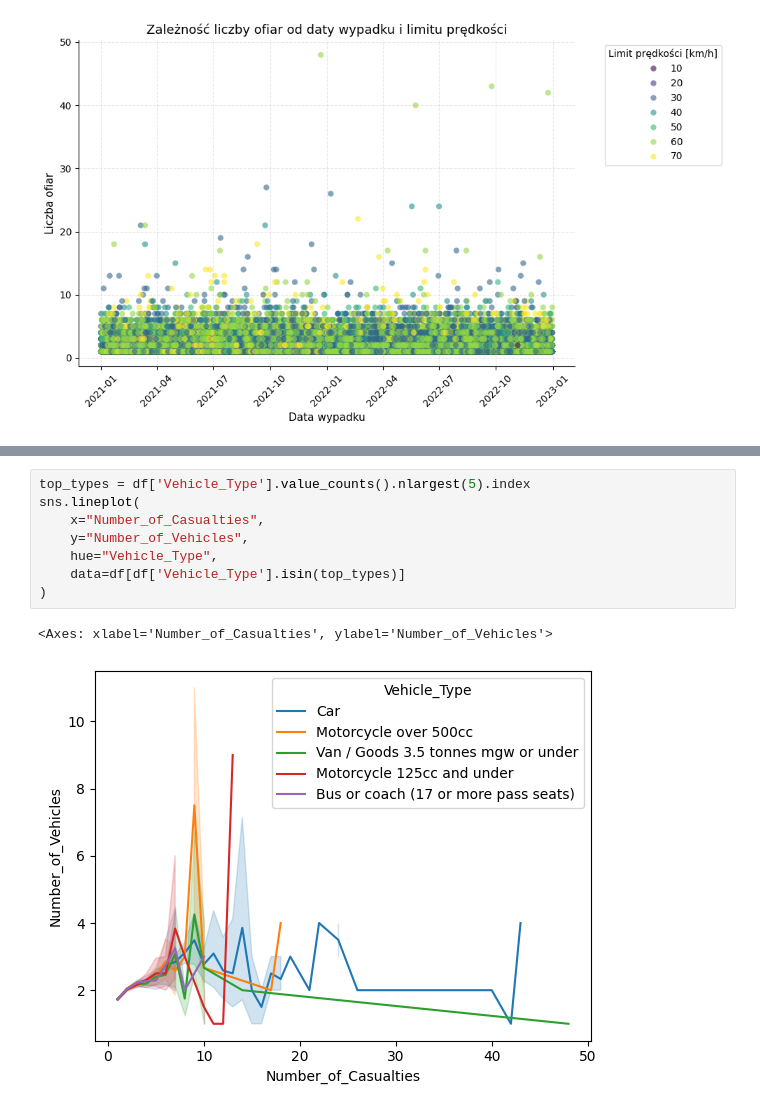
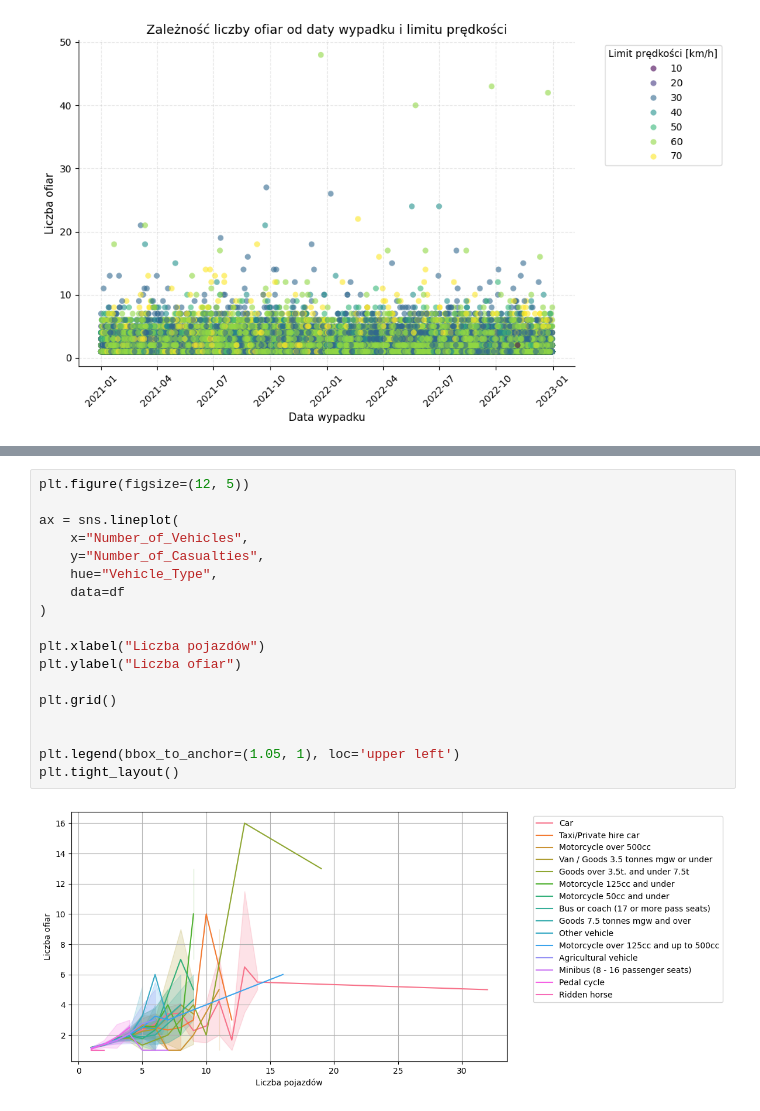
Before and after one commit to Bohdansuskyi/Pracownia_analizy_danych, a Jupyter notebook: analysis.ipynb, the cells around one changed output, grey strips where cells are left out. Saved outputs shown, nothing was run; the diff lists cells and outputs as text.

```diff
--- a/analysis.ipynb
+++ b/analysis.ipynb
@@ -104,11 +121,20 @@ sns.lineplot(x="Number_of_Casualties", y="Number_of_Vehicles",
 # %%
-top_types = df['Vehicle_Type'].value_counts().nlargest(5).index
-sns.lineplot(
-    x="Number_of_Casualties",
-    y="Number_of_Vehicles",
+plt.figure(figsize=(12, 5))
+
+ax = sns.lineplot(
+    x="Number_of_Vehicles",
+    y="Number_of_Casualties",
     hue="Vehicle_Type",
-    data=df[df['Vehicle_Type'].isin(top_types)]
+    data=df
 )
+
+plt.xlabel("Liczba pojazdów")
+plt.ylabel("Liczba ofiar")
+
+plt.grid()
+
+
+plt.legend(bbox_to_anchor=(1.05, 1), loc='upper left')
+plt.tight_layout()
 # %% [output]
-<Axes: xlabel='Number_of_Casualties', ylabel='Number_of_Vehicles'>
-[figure, old version]
+[figure, new version]
```
Also changed, not shown: parts of 2 cells of this notebook.
